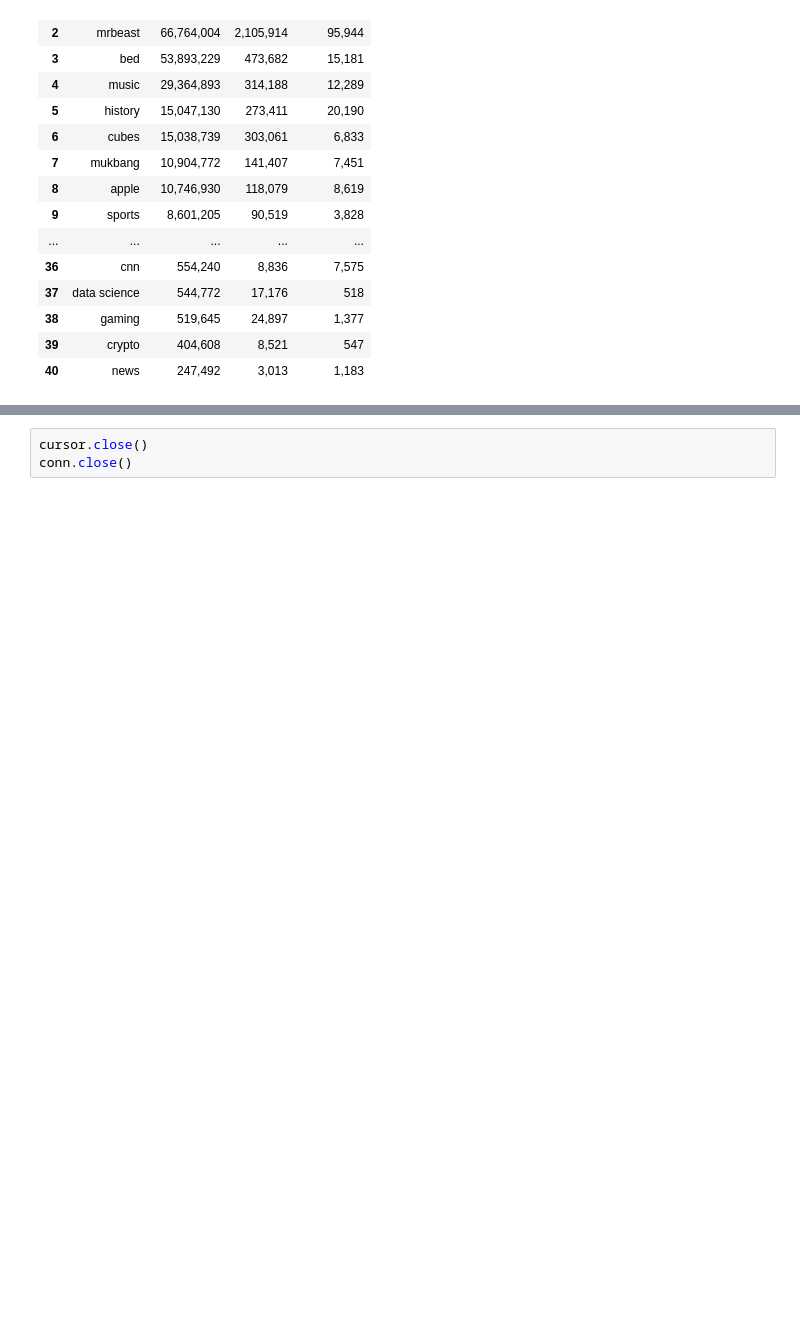
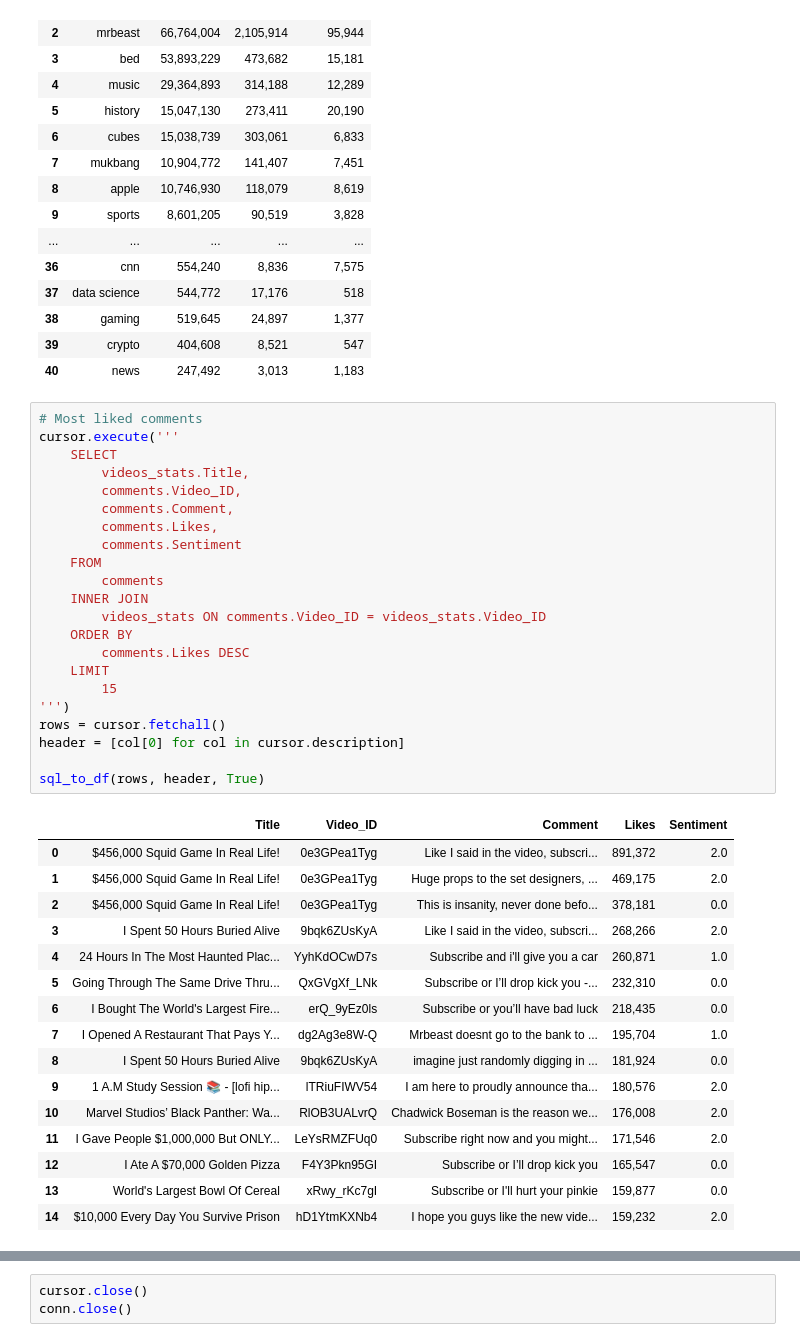
Before and after one commit to BriAnWuu/YouTube_Stats, a Jupyter notebook: YouTube_Stats.ipynb, the cells around one changed output, grey strips where cells are left out. Cells and saved outputs as stored; diff of their text form; blank space fills up the shorter version.

```diff
--- a/YouTube_Stats.ipynb
+++ b/YouTube_Stats.ipynb
@@ -475,3 +473,42 @@ stats_average_df
 | 38 | gaming | 519,645 | 24,897 | 1,377 |
 | 39 | crypto | 404,608 | 8,521 | 547 |
 | 40 | news | 247,492 | 3,013 | 1,183 |
+# %%
+# Most liked comments
+cursor.execute('''
+    SELECT
+        videos_stats.Title,
+        comments.Video_ID,
+        comments.Comment,
+        comments.Likes,
+        comments.Sentiment
+    FROM
+        comments
+    INNER JOIN
+        videos_stats ON comments.Video_ID = videos_stats.Video_ID
+    ORDER BY
+        comments.Likes DESC
+    LIMIT
+        15
+''')
+rows = cursor.fetchall()
+header = [col[0] for col in cursor.description]
+
+sql_to_df(rows, header, True)
+# %% [output]
+|  | Title | Video_ID | Comment | Likes | Sentiment |
+| 0 | $456,000 Squid Game In Real Life! | 0e3GPea1Tyg | Like I said in the video, subscri... | 891,372 | 2.0 |
+| 1 | $456,000 Squid Game In Real Life! | 0e3GPea1Tyg | Huge props to the set designers, ... | 469,175 | 2.0 |
+| 2 | $456,000 Squid Game In Real Life! | 0e3GPea1Tyg | This is insanity, never done befo... | 378,181 | 0.0 |
+| 3 | I Spent 50 Hours Buried Alive | 9bqk6ZUsKyA | Like I said in the video, subscri... | 268,266 | 2.0 |
+| 4 | 24 Hours In The Most Haunted Plac... | YyhKdOCwD7s | Subscribe and i'll give you a car | 260,871 | 1.0 |
+| 5 | Going Through The Same Drive Thru... | QxGVgXf_LNk | Subscribe or I’ll drop kick you -... | 232,310 | 0.0 |
+| 6 | I Bought The World's Largest Fire... | erQ_9yEz0ls | Subscribe or you’ll have bad luck | 218,435 | 0.0 |
+| 7 | I Opened A Restaurant That Pays Y... | dg2Ag3e8W-Q | Mrbeast doesnt go to the bank to ... | 195,704 | 1.0 |
+| 8 | I Spent 50 Hours Buried Alive | 9bqk6ZUsKyA | imagine just randomly digging in ... | 181,924 | 0.0 |
+| 9 | 1 A.M Study Session 📚 - [lofi hip... | lTRiuFIWV54 | I am here to proudly announce tha... | 180,576 | 2.0 |
+| 10 | Marvel Studios’ Black Panther: Wa... | RlOB3UALvrQ | Chadwick Boseman is the reason we... | 176,008 | 2.0 |
+| 11 | I Gave People $1,000,000 But ONLY... | LeYsRMZFUq0 | Subscribe right now and you might... | 171,546 | 2.0 |
+| 12 | I Ate A $70,000 Golden Pizza | F4Y3Pkn95GI | Subscribe or I’ll drop kick you | 165,547 | 0.0 |
+| 13 | World's Largest Bowl Of Cereal | xRwy_rKc7gI | Subscribe or I'll hurt your pinkie | 159,877 | 0.0 |
+| 14 | $10,000 Every Day You Survive Prison | hD1YtmKXNb4 | I hope you guys like the new vide... | 159,232 | 2.0 |
```
Also changed, not shown: parts of 6 cells of this notebook.
